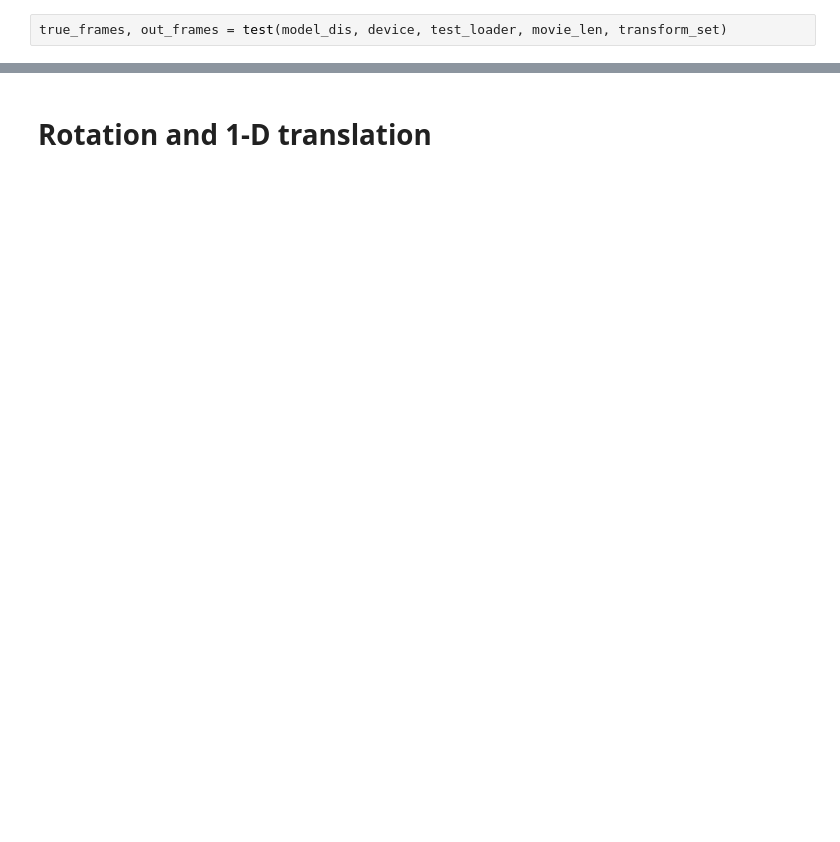
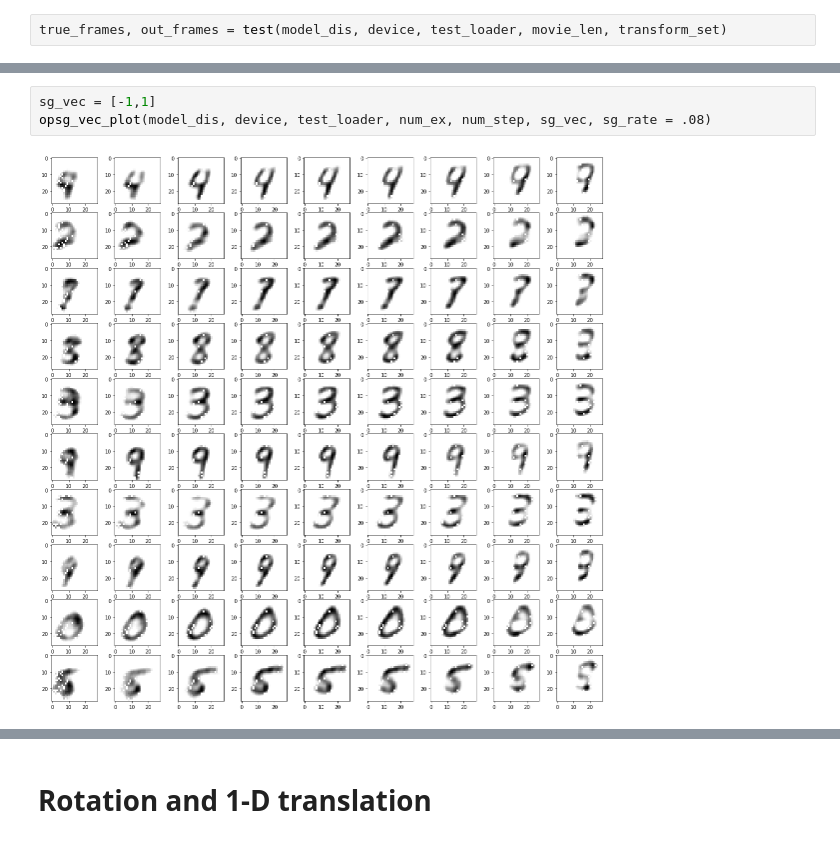
Before and after one commit to shazoop/form_motion_NN, a Jupyter notebook: local_chart.ipynb, the cells around one changed output, grey strips where cells are left out. Saved outputs shown, nothing was run; the diff lists cells and outputs as text; blank space fills up the shorter version.

```diff
--- a/local_chart.ipynb
+++ b/local_chart.ipynb
@@ -358,0 +460,5 @@ plt.savefig('2nd sg')
+# %%
+sg_vec = [-1,1]
+opsg_vec_plot(model_dis, device, test_loader, num_ex, num_step, sg_vec, sg_rate = .08)
+# %% [output]
+[figure, added]
```
Also changed, not shown: parts of 48 cells of this notebook, 7 other files.
